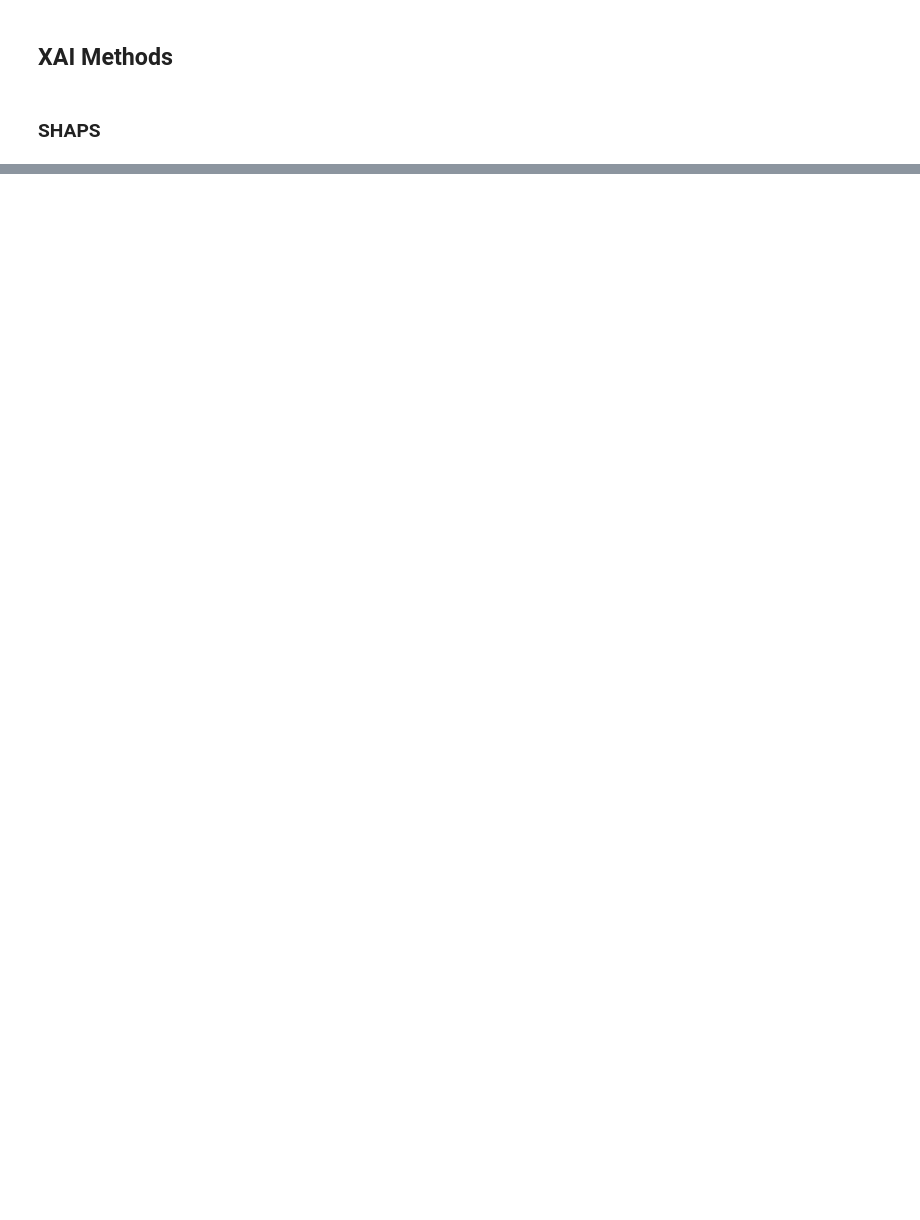
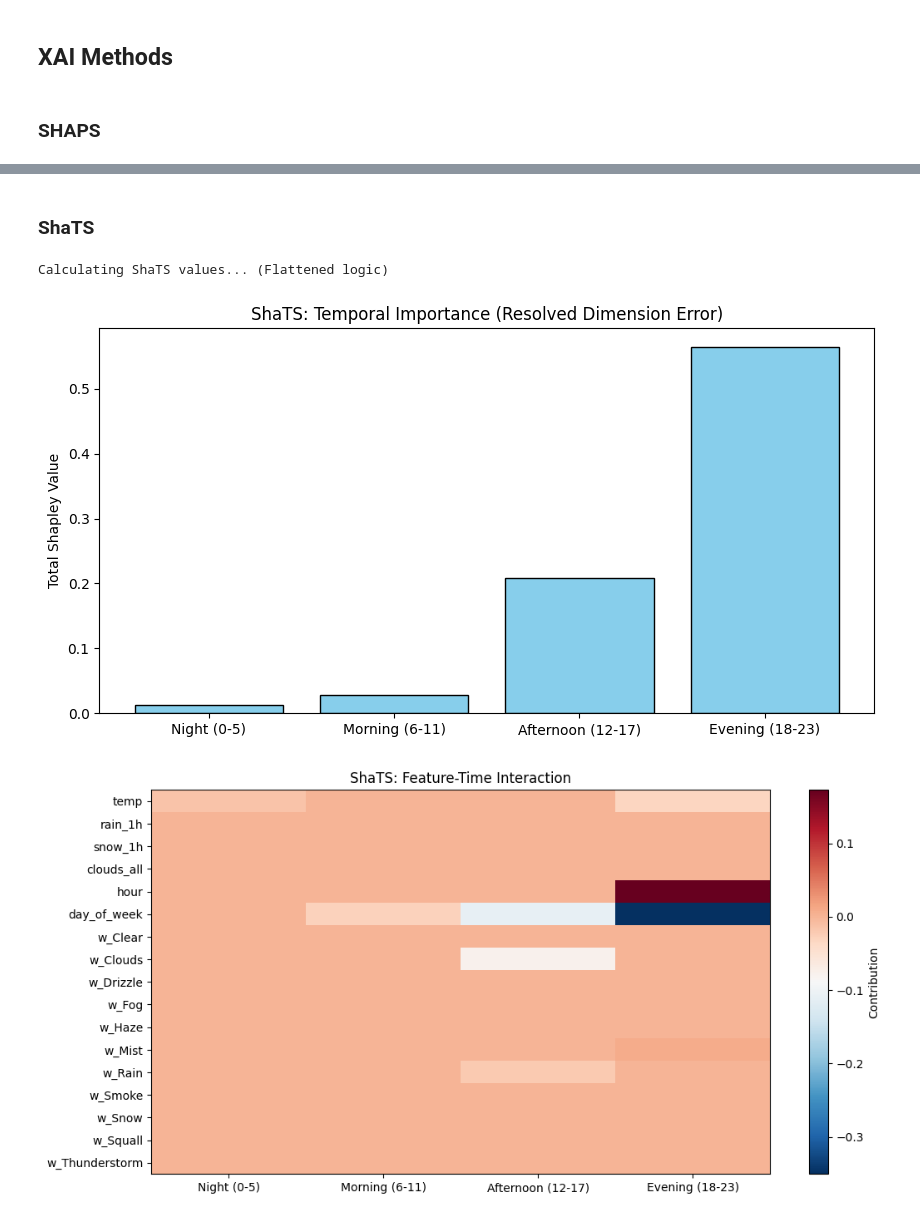
Before and after one commit to yadderace/ai-labs, a Jupyter notebook: explainable_ai/paper/exploration.ipynb, the cells around one changed output, grey strips where cells are left out. Drawn from its saved outputs; the diff is of its cells as text; code cells hidden in the pictures; blank space fills up the shorter version.

```diff
--- a/explainable_ai/paper/exploration.ipynb
+++ b/explainable_ai/paper/exploration.ipynb
@@ -444 +438,66 @@ Prediction confidence: 0.965 (Heavy traffic)
 Actual label: Heavy traffic
+# %% [markdown]
+### ShaTS
+# %%
+import shap
+import numpy as np
+import matplotlib.pyplot as plt
+
+# 1. PREPARE THE DATA
+# Flatten the 4 groups into a single 1D vector (4 blocks * 17 features = 68 features)
+n_features = X_train.shape[2]
+background_raw = X_train[np.random.choice(X_train.shape[0], 50, replace=False)]
+background_grouped = background_raw.reshape(50, 4, 6, n_features).mean(axis=2)
+# FLATTEN for SHAP: (50, 68)
+background_flat = background_grouped.reshape(50, -1)
+
+# 2. THE UPDATED SHATS WRAPPER
+def shats_predict_flattened(flat_input):
+    """
+    Takes flat input (N, 68), reshapes to (N, 4, 17),
+    then expands to (N, 24, 17) for the CNN.
+    """
+    # Step A: Back to Grouped 3D (N, 4, 17)
+    grouped = flat_input.reshape(flat_input.shape[0], 4, n_features)
+    # Step B: Expand to Full 24h (N, 24, 17)
+    reconstructed = np.repeat(grouped, 6, axis=1)
+    return model.predict(reconstructed, verbose=0).ravel()
+
+# 3. INITIALIZE EXPLAINER WITH FLAT DATA
+explainer = shap.KernelExplainer(shats_predict_flattened, background_flat)
+
+# 4. EXPLAIN AN INSTANCE (Index 200)
+instance_3d = X_test[300:301]
+instance_grouped = instance_3d.reshape(1, 4, 6, n_features).mean(axis=2)
+# FLATTEN the instance for the explainer: (1, 68)
+instance_flat = instance_grouped.reshape(1, -1)
+
+print("Calculating ShaTS values... (Flattened logic)")
+shap_values = explainer.shap_values(instance_flat, nsamples=100)
+
+# 5. RESHAPE RESULTS BACK FOR VISUALIZATION
+# We turn the 68 values back into (4 blocks, 17 features)
+shap_matrix = shap_values[0].reshape(4, n_features)
+
+# --- VISUALIZATION ---
+group_names = ['Night (0-5)', 'Morning (6-11)', 'Afternoon (12-17)', 'Evening (18-23)']
+block_importance = np.abs(shap_matrix).sum(axis=1)
+
+plt.figure(figsize=(10, 5))
+plt.bar(group_names, block_importance, color='skyblue', edgecolor='black')
+plt.title("ShaTS: Temporal Importance (Resolved Dimension Error)")
+plt.ylabel("Total Shapley Value")
+plt.show()
+
+# Feature x Block Heatmap
+plt.figure(figsize=(12, 6))
+plt.imshow(shap_matrix.T, aspect='auto', cmap='RdBu_r')
+plt.colorbar(label='Contribution')
+plt.xticks(range(4), group_names)
+plt.yticks(range(len(pipeline.feature_names)), pipeline.feature_names)
+plt.title("ShaTS: Feature-Time Interaction")
+plt.show()
+# %% [output]
+Calculating ShaTS values... (Flattened logic)
+[figure, added]
+[figure, added]
```
Also changed, not shown: parts of 8 cells of this notebook, 4 other files.
